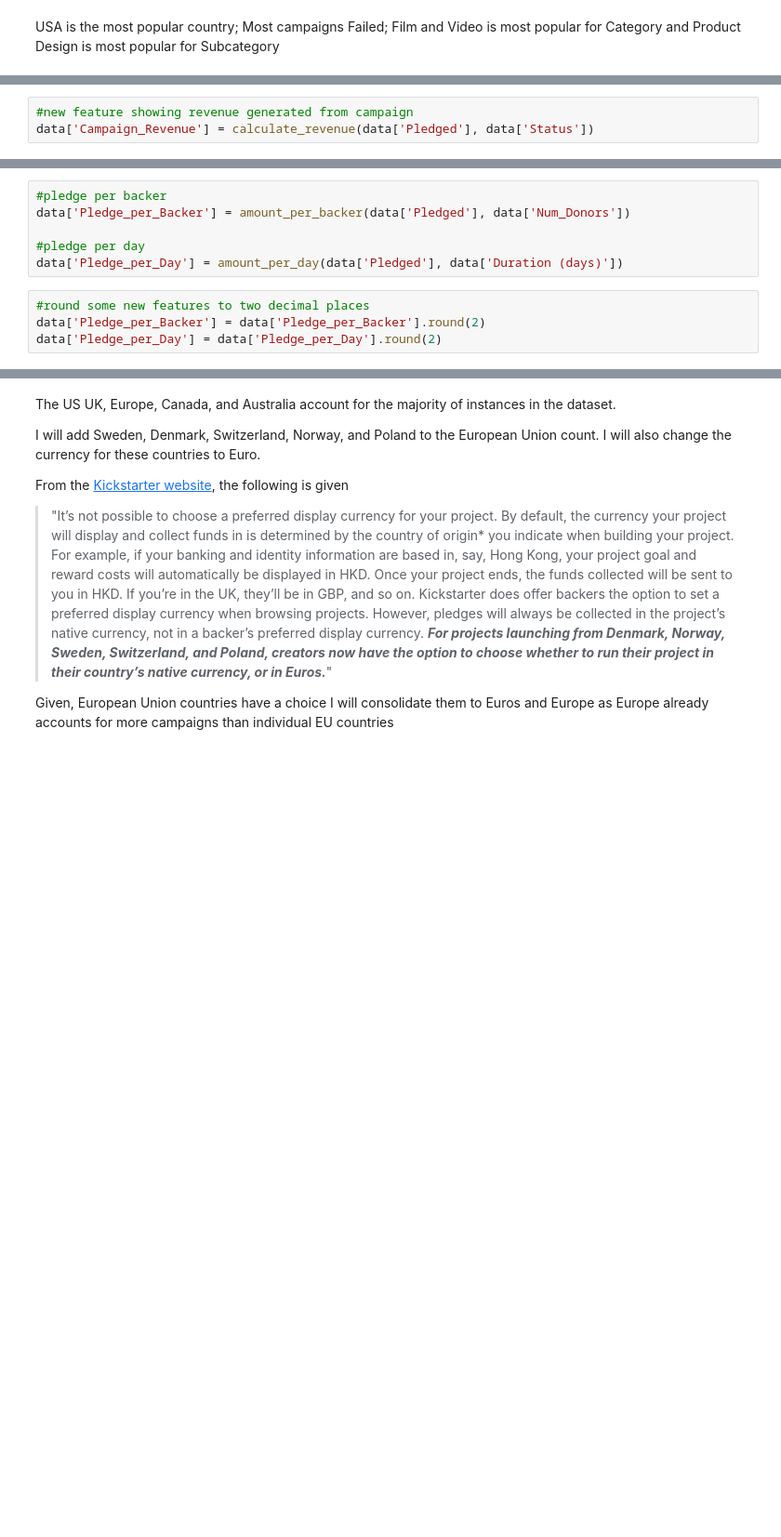
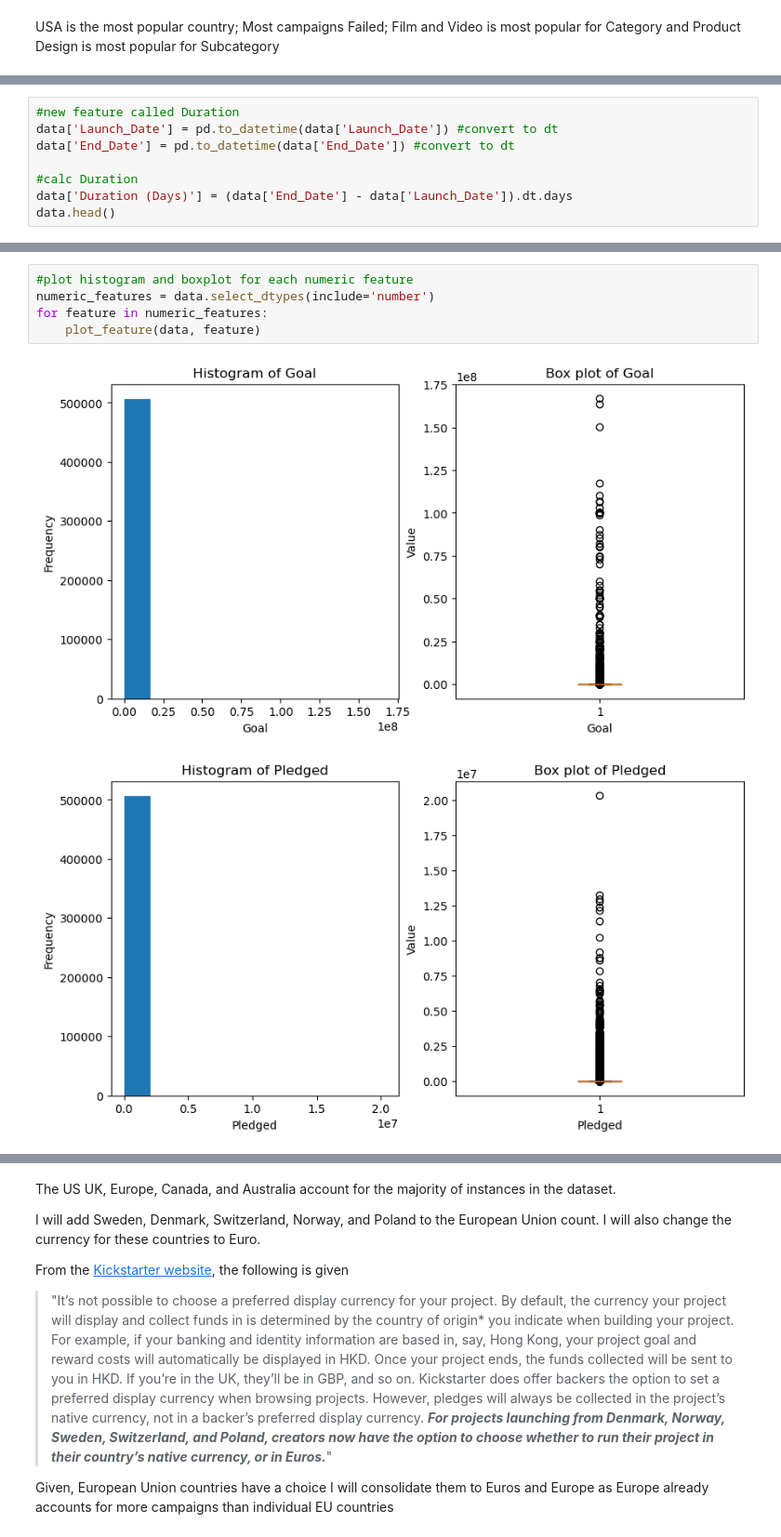
Before and after one commit to SBangarh/Kickstarter_Analysis, a Jupyter notebook: exploratory_analysis.ipynb, the cells around one changed output, grey strips where cells are left out. Shown: that part at 93% size. Cells and saved outputs as stored; diff of their text form; blank space fills up the shorter version.

```diff
--- a/exploratory_analysis.ipynb
+++ b/exploratory_analysis.ipynb
@@ -386,3 +259,0 @@ def calculate_revenue(pledged, status, fee=0.05):
-# %%
-#new feature showing revenue generated from campaign
-data['Campaign_Revenue'] = calculate_revenue(data['Pledged'], data['Status'])
@@ -399,10 +259,0 @@ def amount_per_day(amount, duration):
-# %%
-#pledge per backer
-data['Pledge_per_Backer'] = amount_per_backer(data['Pledged'], data['Num_Donors'])
-
-#pledge per day
-data['Pledge_per_Day'] = amount_per_day(data['Pledged'], data['Duration (days)'])
-# %%
-#round some new features to two decimal places
-data['Pledge_per_Backer'] = data['Pledge_per_Backer'].round(2)
-data['Pledge_per_Day'] = data['Pledge_per_Day'].round(2)
@@ -495,0 +262,8 @@ graph_counts(country_count, 'Project_Country', 'Count',  figsize=(14, 10))
+# %%
+#new feature called Duration
+data['Launch_Date'] = pd.to_datetime(data['Launch_Date']) #convert to dt
+data['End_Date'] = pd.to_datetime(data['End_Date']) #convert to dt
+
+#calc Duration
+data['Duration (Days)'] = (data['End_Date'] - data['Launch_Date']).dt.days
+data.head()
@@ -495,0 +302,8 @@ graph_counts(country_count, 'Project_Country', 'Count',  figsize=(14, 10))
+# %%
+#plot histogram and boxplot for each numeric feature
+numeric_features = data.select_dtypes(include='number')
+for feature in numeric_features:
+    plot_feature(data, feature)
+# %% [output]
+[figure, added]
+[figure, added]
```
Also changed, not shown: parts of 88 cells of this notebook.
